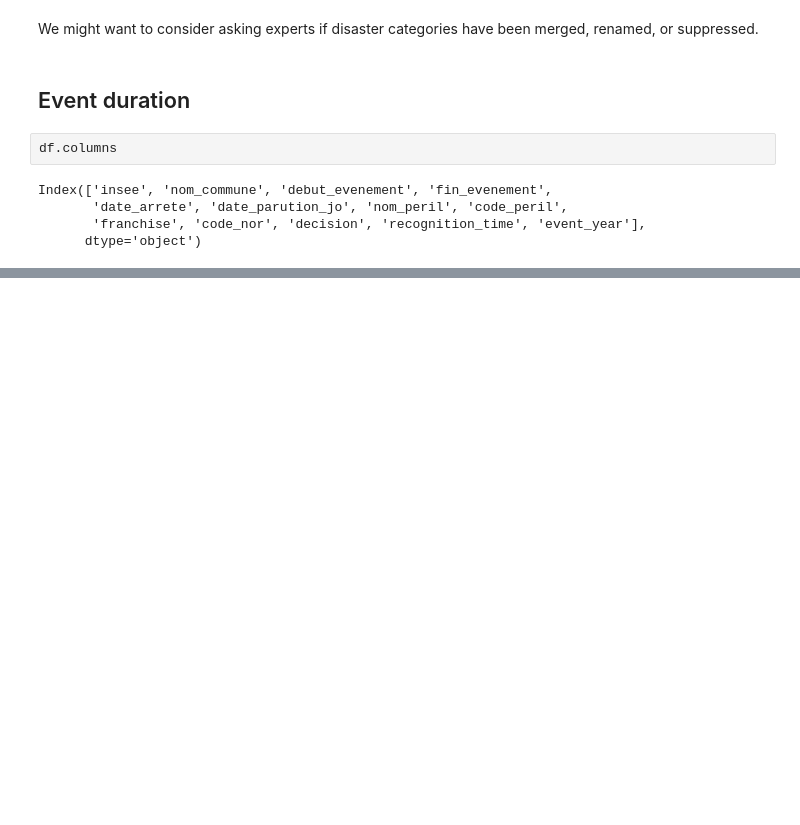
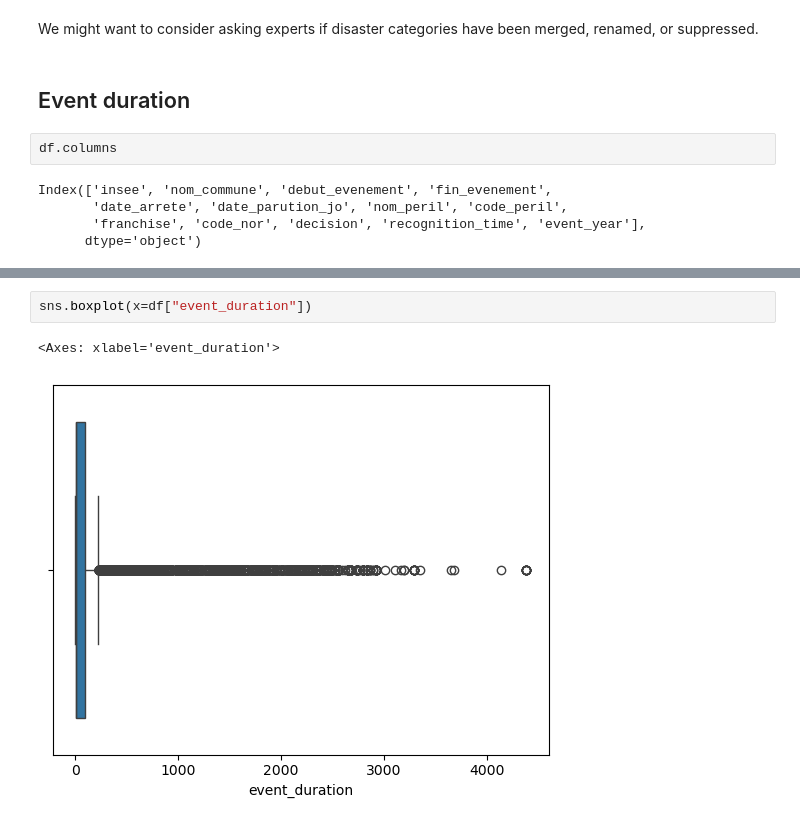
Before and after one commit to yrahan/catnat, a Jupyter notebook: notebooks/1_data_preparation/02_decrees_eda.ipynb, the cells around one changed output, grey strips where cells are left out. Saved outputs shown, nothing was run; the diff lists cells and outputs as text; blank space fills up the shorter version.

Commit message:
describe event duration

```diff
--- a/notebooks/1_data_preparation/02_decrees_eda.ipynb
+++ b/notebooks/1_data_preparation/02_decrees_eda.ipynb
@@ -271,0 +285,5 @@ df.head()
+# %%
+sns.boxplot(x=df["event_duration"])
+# %% [output]
+<Axes: xlabel='event_duration'>
+[figure, added]
```
Also changed, not shown: parts of 8 cells of this notebook, 1 other file.
